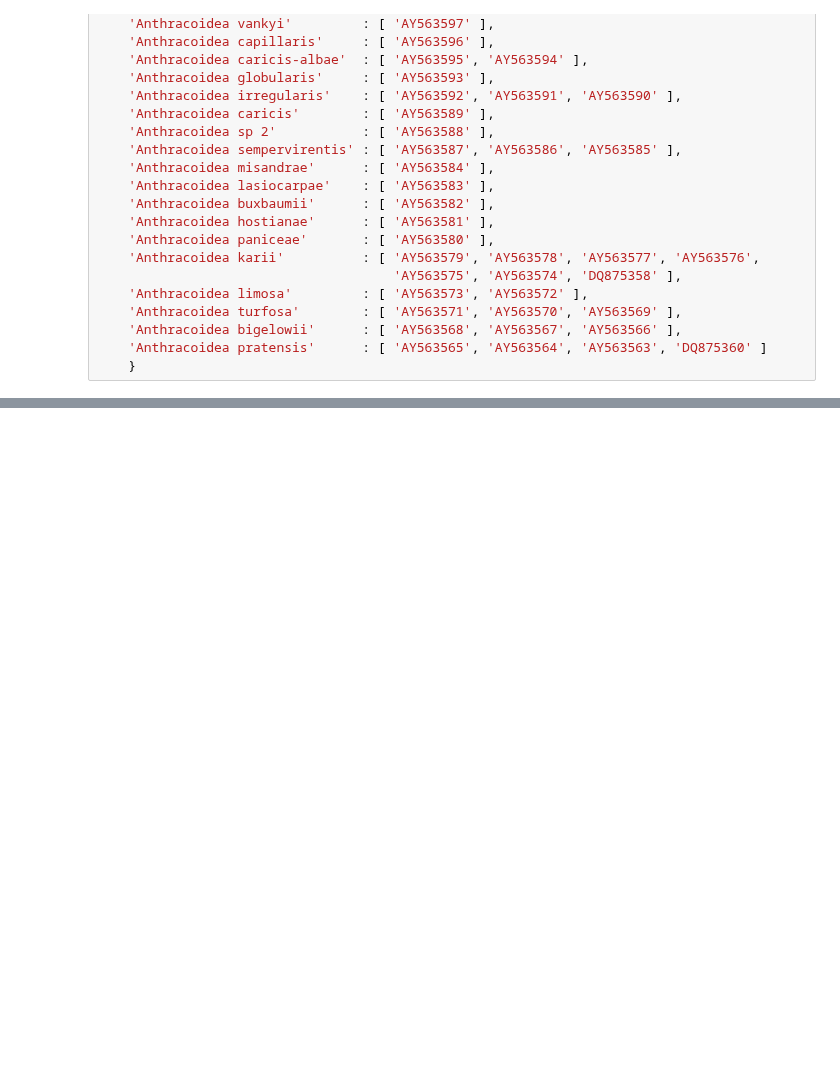
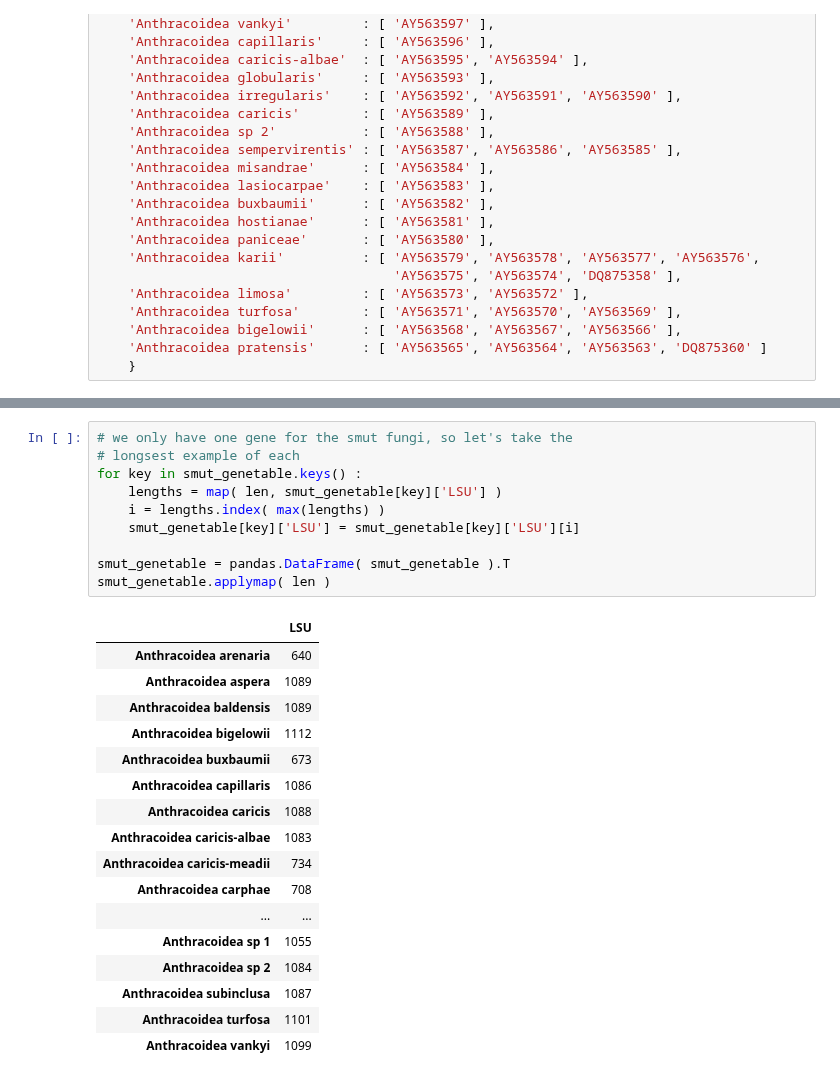
Before and after one commit to ryneches/SuchTree, a Jupyter notebook: data/sedge-smut/sedge-smut.ipynb, the cells around one changed output, grey strips where cells are left out. Cells and saved outputs as stored; diff of their text form; blank space fills up the shorter version.

```diff
--- a/data/sedge-smut/sedge-smut.ipynb
+++ b/data/sedge-smut/sedge-smut.ipynb
@@ -170,0 +224,28 @@ SeqRecord(seq=Seq('ATAAAAAGCCCTTTTGATTTTCAAAATATTTCTTCTTTATTTTGATTTTGATGA...ATA'
+# %%
+# we only have one gene for the smut fungi, so let's take the
+# longsest example of each
+for key in smut_genetable.keys() :
+    lengths = map( len, smut_genetable[key]['LSU'] )
+    i = lengths.index( max(lengths) )
+    smut_genetable[key]['LSU'] = smut_genetable[key]['LSU'][i]
+
+smut_genetable = pandas.DataFrame( smut_genetable ).T
+smut_genetable.applymap( len )
+# %% [output]
+|  | LSU |
+| Anthracoidea arenaria | 640 |
+| Anthracoidea aspera | 1089 |
+| Anthracoidea baldensis | 1089 |
+| Anthracoidea bigelowii | 1112 |
+| Anthracoidea buxbaumii | 673 |
+| Anthracoidea capillaris | 1086 |
+| Anthracoidea caricis | 1088 |
+| Anthracoidea caricis-albae | 1083 |
+| Anthracoidea caricis-meadii | 734 |
+| Anthracoidea carphae | 708 |
+| ... | ... |
+| Anthracoidea sp 1 | 1055 |
+| Anthracoidea sp 2 | 1084 |
+| Anthracoidea subinclusa | 1087 |
+| Anthracoidea turfosa | 1101 |
+| Anthracoidea vankyi | 1099 |
```
Also changed, not shown: parts of 12 cells of this notebook, 3 other files.
